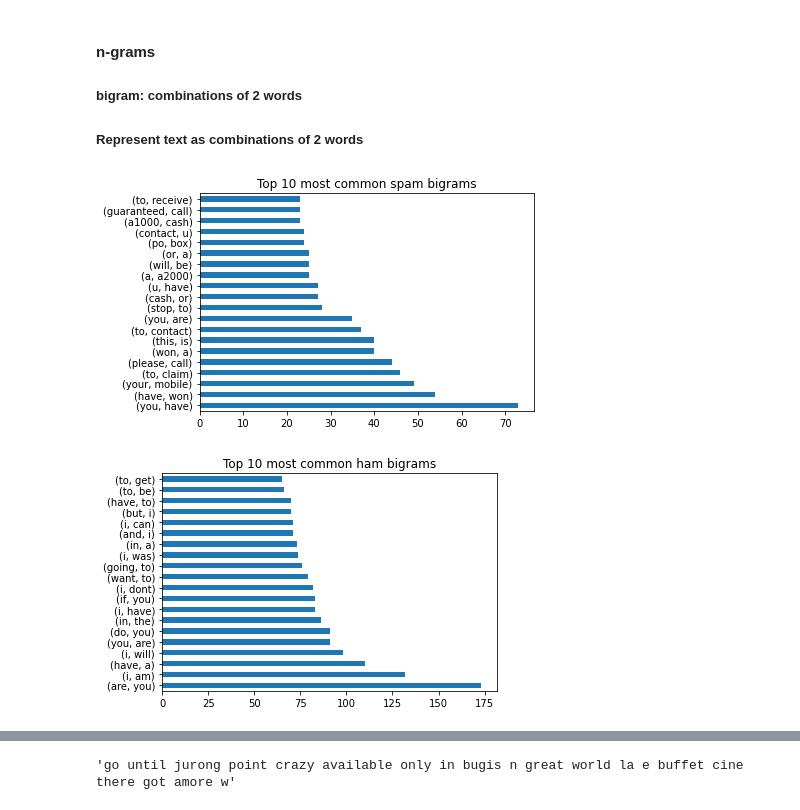
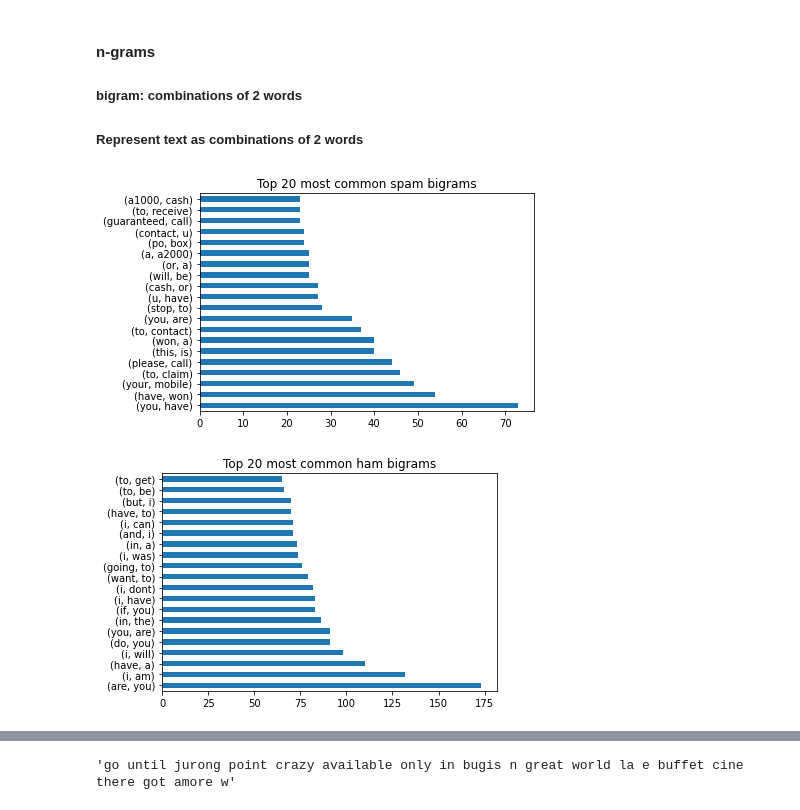
Before and after one commit to ForrestMccrosky/natural-language-processing-exercises, a Jupyter notebook: explore_NLP.ipynb, the cells around one changed output, grey strips where cells are left out. Saved outputs shown, nothing was run; the diff lists cells and outputs as text; code cells hidden in the pictures.

```diff
--- a/explore_NLP.ipynb
+++ b/explore_NLP.ipynb
@@ -82,16 +82,16 @@ word_counts.head()
 # %%
 ## creating bigrams for spam words and looking at the top 20
 
 pd.Series(nltk.bigrams(spam_words.split())).value_counts().head(20).plot.barh()
-plt.title('Top 10 most common spam bigrams')
+plt.title('Top 20 most common spam bigrams')
 plt.show()
 # %% [output]
-[figure, old version]
+[figure, new version]
 # %%
 ## creating bigrams for ham words and looking at the top 20
 
 pd.Series(nltk.bigrams(ham_words.split())).value_counts().head(20).plot.barh()
-plt.title('Top 10 most common ham bigrams')
+plt.title('Top 20 most common ham bigrams')
 plt.show()
 # %% [output]
-[figure, old version]
+[figure, new version]
```
Also changed, not shown: parts of 43 cells of this notebook.
